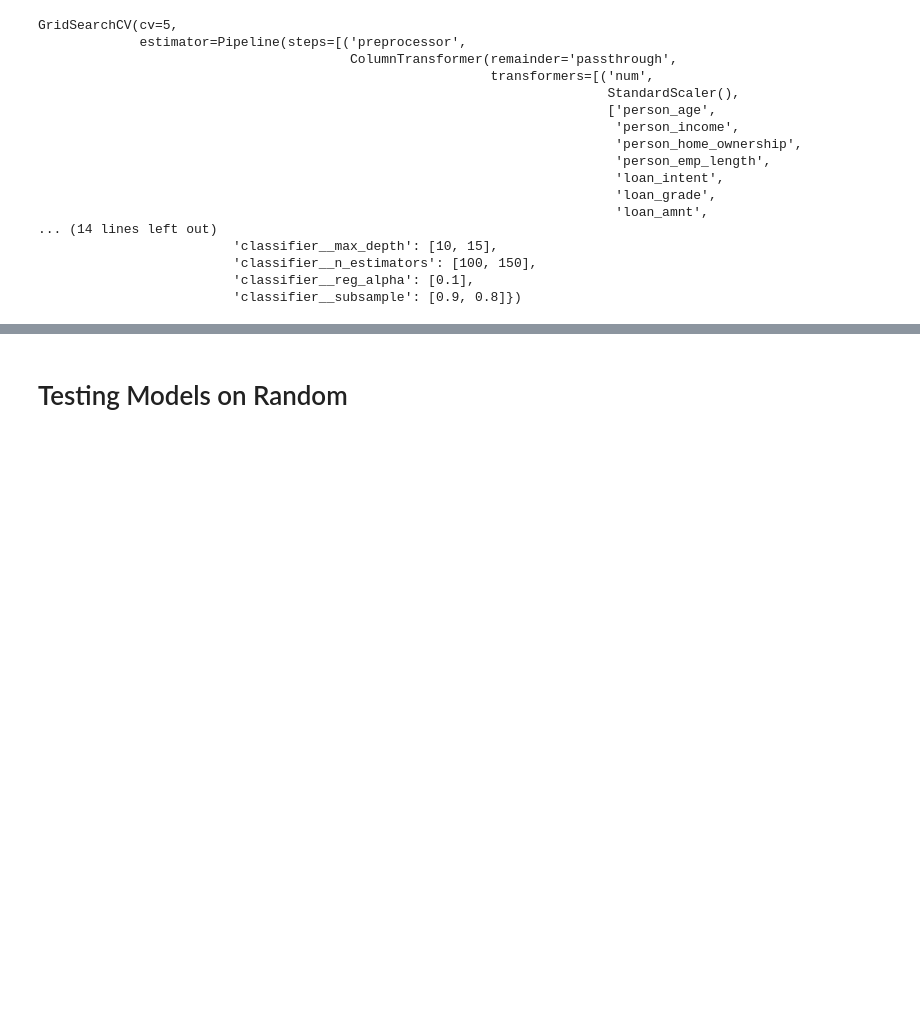
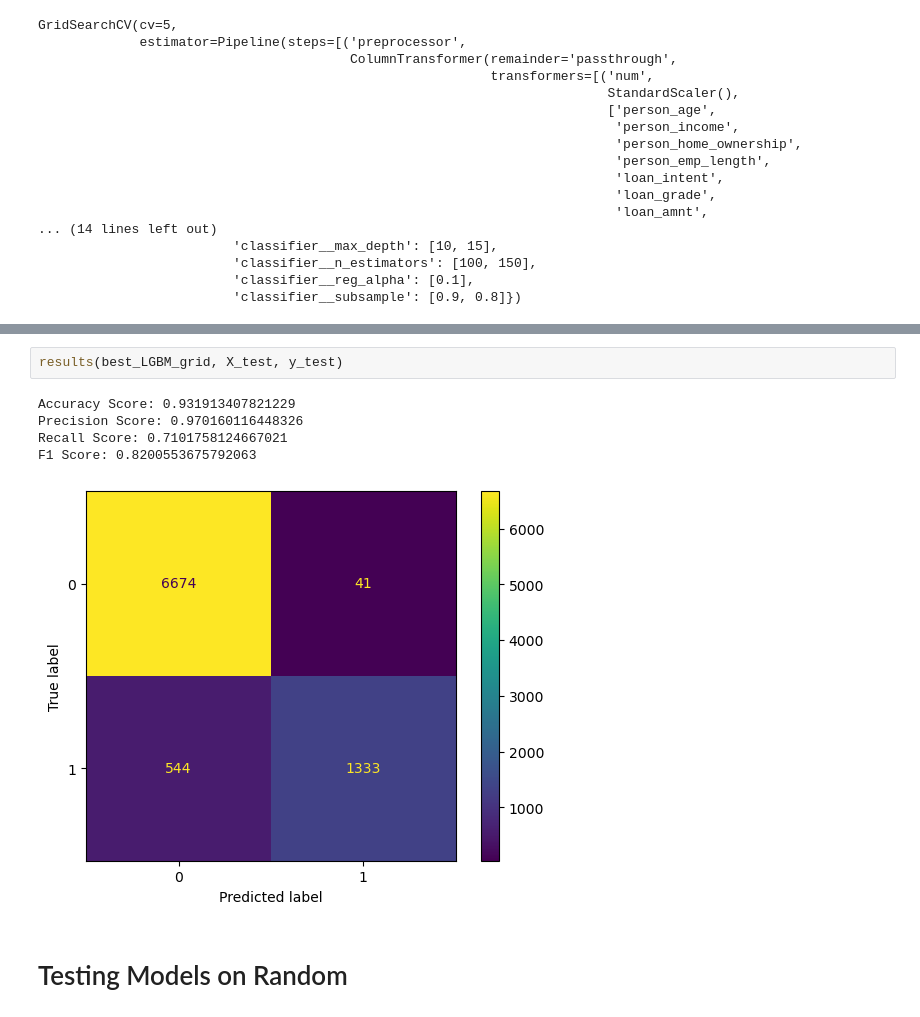
Before and after one commit to CarlosGG18/Credit-Risk-Analysis, a Jupyter notebook: Modeling.ipynb, the cells around one changed output, grey strips where cells are left out. Saved outputs shown, nothing was run; the diff lists cells and outputs as text; blank space fills up the shorter version.

```diff
--- a/Modeling.ipynb
+++ b/Modeling.ipynb
@@ -536,3 +602,11 @@ F1 Score: 0.8229636308987076
+# %%
+results(best_LGBM_grid, X_test, y_test)
+# %% [output]
+Accuracy Score: 0.931913407821229
+Precision Score: 0.970160116448326
+Recall Score: 0.7101758124667021
+F1 Score: 0.8200553675792063
+[figure, added]
 # %% [markdown]
 # Testing Models on Random
 # %%
```
Also changed, not shown: parts of 35 cells of this notebook.
